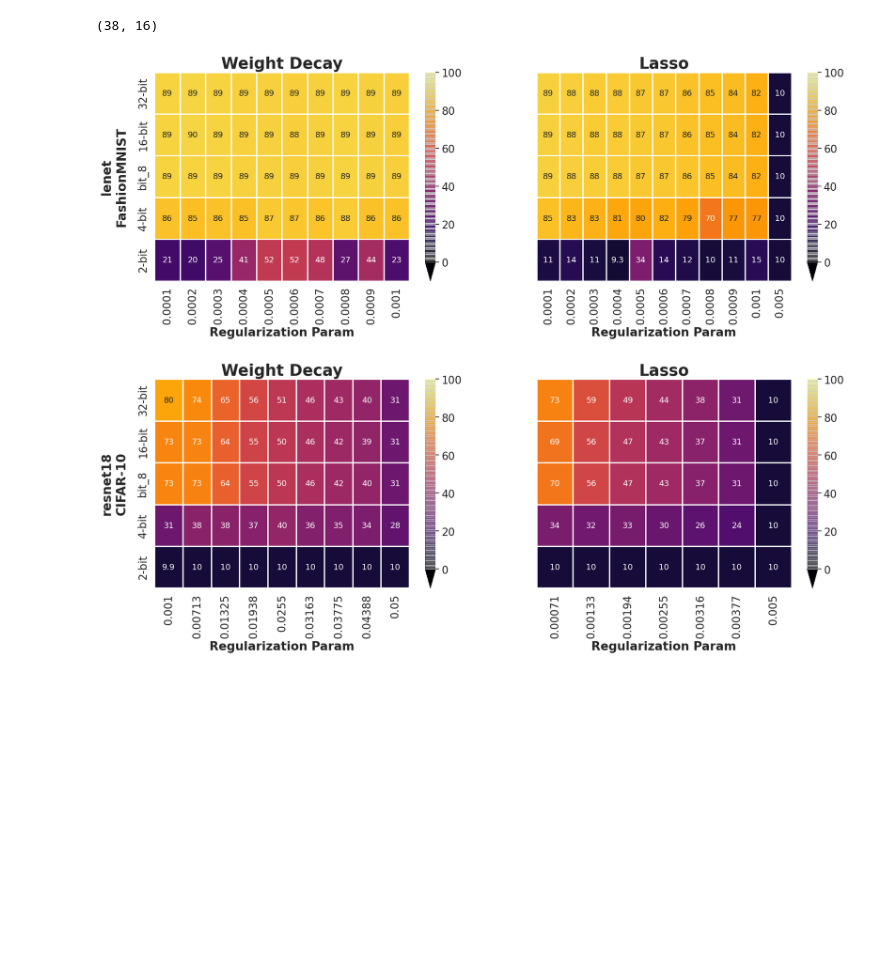
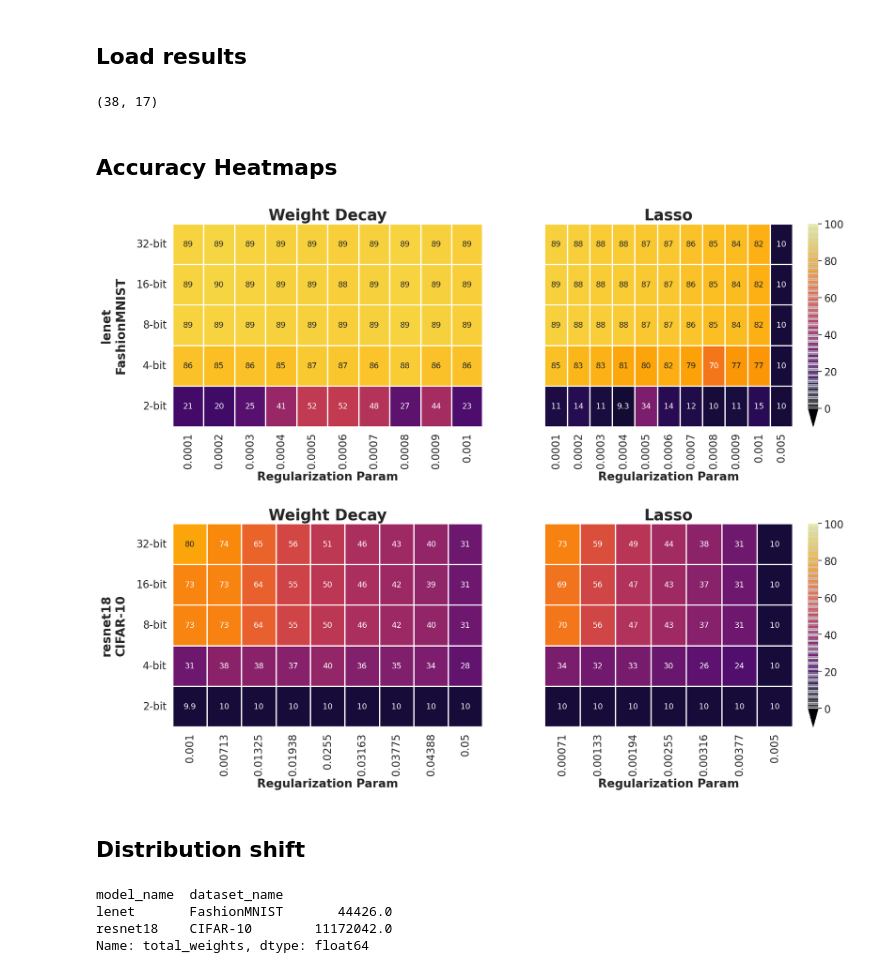
Before and after one commit to ishapira1/TinyML-RegulizationAndQuantization, a Jupyter notebook: notebooks/visualize.ipynb, the cells around one changed output. Saved outputs shown, nothing was run; the diff lists cells and outputs as text; code cells hidden in the pictures; blank space fills up the shorter version.

```diff
--- a/notebooks/visualize.ipynb
+++ b/notebooks/visualize.ipynb
@@ -3,3 +4,5 @@
+# %% [markdown]
+## Load results
 # %%
 import pandas as pd
 import seaborn as sns
@@ -83,15 +86,18 @@ def my_eval(x):
         return x
 # %%
 cols = ['total_weights','model_name', 'dataset_name','regularization', 'regularization_param','optimizer_name',
- 'train_loss', 'test_loss', 'train_accuracy', 'test_accuracy','lr', "epoch_test_losses"] + [f'bit_{i}_test_accuracy' for i in [16, 8, 4, 2]]
+ 'train_loss', 'test_loss', 'train_accuracy', 'test_accuracy','lr', "epoch_test_losses",'path'] + [f'bit_{i}_test_accuracy' for i in [16, 8, 4, 2]]
 df = load_dataframe(columns = cols)
 df.shape
 # %% [output]
-(38, 16)
+(38, 17)
+# %% [markdown]
+## Accuracy Heatmaps
 # %%
 
 
-def plot_heatmap(ax, pivot_table, regularization, metric, set_ylabel=True, set_xlabel=True, model_name='', dataset_name='', title=""):
+def plot_heatmap(ax, pivot_table, regularization, metric, set_ylabel=True, set_xlabel=True,
+                 model_name='', dataset_name='', title="", show_cbar=True):
     cbar_kws = {"orientation": "vertical",
                 "shrink": 1,
                 'extend': 'min',
@@ -100,15 +106,16 @@ def plot_heatmap(ax, pivot_table, regularization, metric, set_ylabel=True, set_x
 
     # Plot heatmap
     sns.heatmap(pivot_table, annot=True, vmin=0, vmax=100, fmt=".2g", annot_kws={'size': 13},
-                linewidths=1, cmap="inferno", cbar_kws=cbar_kws, ax=ax)
+                linewidths=1, cmap="inferno", cbar_kws=cbar_kws if show_cbar else None,
+                ax=ax, cbar=show_cbar)
 
     # Dictionary for renaming tick labels
-    rename_dict = {'bit_2': '2-bit', 'bit_4': '4-bit', 'bit_16': '16-bit', 'bit_32': '32-bit'}
+    rename_dict = {'bit_2': '2-bit', 'bit_4': '4-bit', 'bit_16': '16-bit', 'bit_32': '32-bit', 'bit_8': "8-bit"}
 
     # Set custom tick labels for quantization levels
     ax.set_xticklabels([rename_dict.get(label.get_text(), label.get_text()) for label in ax.get_xticklabels()])
     if set_ylabel:
-        ax.set_yticklabels([rename_dict.get(label.get_text(), label.get_text()) for label in ax.get_yticklabels()])
+        ax.set_yticklabels([rename_dict.get(label.get_text(), label.get_text()) for label in ax.get_yticklabels()], rotation=0)
         ax.set_ylabel(f"{model_name}\n{dataset_name}", rotation=90, labelpad=15, fontsize=20)
     else:
         ax.set_ylabel('')
@@ -126,33 +133,35 @@ unique_datasets = df['dataset_name'].drop_duplicates().dropna()
 
 for dataset_name in unique_datasets:
     # Filter the unique combinations of model_name and regularization for this dataset
     unique_pairs = df[df['dataset_name'] == dataset_name][['model_name', 'regularization']].drop_duplicates().dropna()
 
     # Number of plots (subplots) needed for this dataset
     n_plots = 2
 
     # Create a figure with multiple subplots
     fig, axes = plt.subplots(1, n_plots, figsize=(10 * n_plots, 6))  # Adjust the size as needed
     titles={"l2":"Weight Decay", "l1":'Lasso'}
     for i, (model_name, regularization) in enumerate(unique_pairs.values):
         if regularization != "none":
             tmp = df[
                 (df.model_name == model_name) & (df.dataset_name == dataset_name) & (df.regularization == regularization)
             ]
             pivot_table = create_pivot_table(tmp, model_name, dataset_name, regularization, metric)
 
             # Plot heatmap in the ith subplot
             if n_plots > 1:
                 ax = axes[i]
             else:
                 ax = axes  # If there's only one plot, axes is not a list
-            plot_heatmap(ax, pivot_table, regularization, metric, (i==0), True, model_name, dataset_name, title=titles[regularization])
+            plot_heatmap(ax, pivot_table, regularization, metric, (i==0), True, model_name, dataset_name, title=titles[regularization], show_cbar=(i!=0))
 
     # Save the entire figure as a PNG file
     fig.savefig(f"../plots/test_accuracy_{dataset_name}.png", bbox_inches='tight')
     plt.show()  # Display the figure
 
     # This loop will create a single figure for each dataset, with multiple subplots in a row
 # %% [output]
-[figure, old version]
+[figure, new version]
-[figure, old version]
+[figure, new version]
+# %% [markdown]
+## Distribution shift
@@ -158,0 +175,7 @@ for dataset_name in unique_datasets:
+# %%
+df.groupby(["model_name", "dataset_name"]).total_weights.mean()
+# %% [output]
+model_name  dataset_name
+lenet       FashionMNIST       44426.0
+resnet18    CIFAR-10        11172042.0
+Name: total_weights, dtype: float64
```
Also changed, not shown: parts of 12 cells of this notebook.
